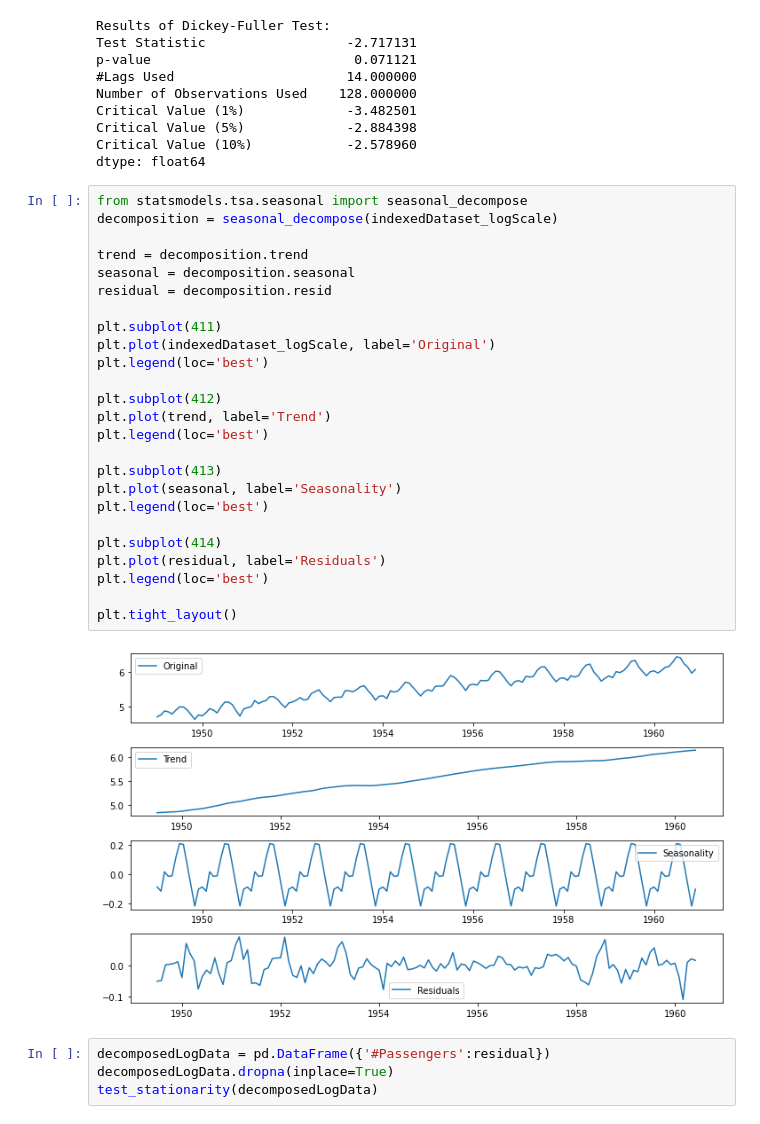
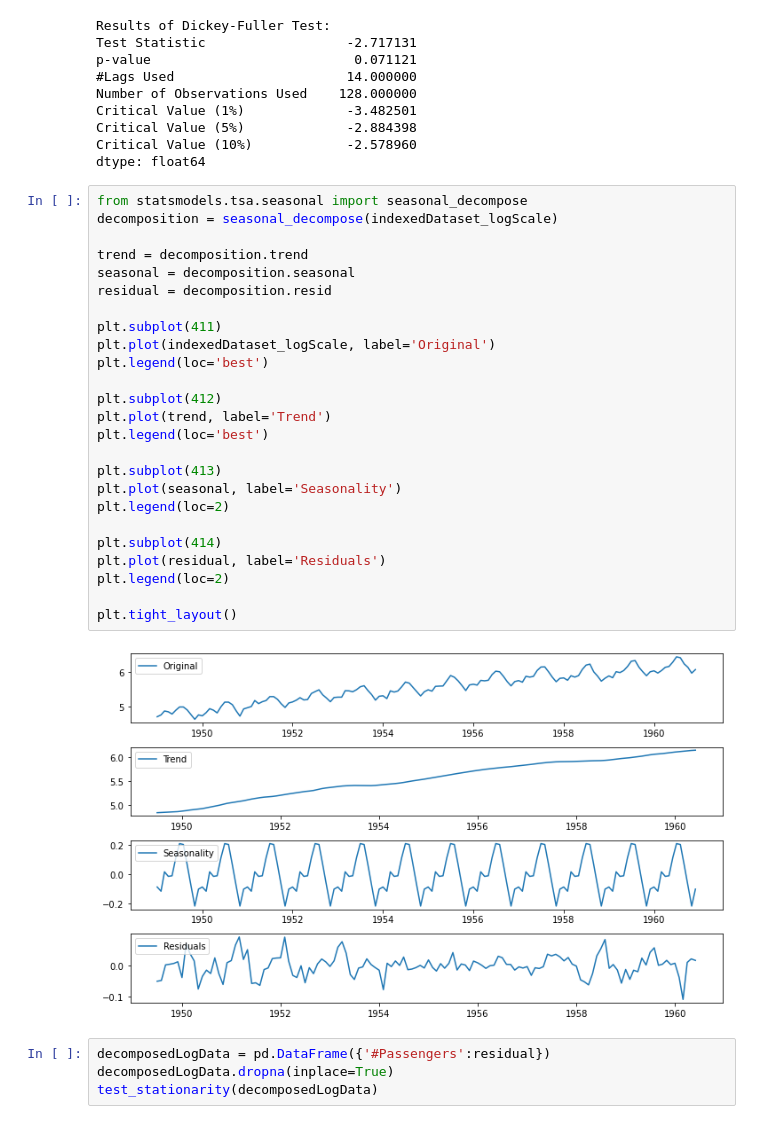
Before and after one commit to Rhuck1/Bitcoin-Price-Analysis, a Jupyter notebook: time_series_analysis.ipynb, the cells around one changed output. Drawn from its saved outputs; the diff is of its cells as text.

```diff
--- a/time_series_analysis.ipynb
+++ b/time_series_analysis.ipynb
@@ -243,30 +243,30 @@ dtype: float64
 # %%
 from statsmodels.tsa.seasonal import seasonal_decompose
 decomposition = seasonal_decompose(indexedDataset_logScale)
 
 trend = decomposition.trend
 seasonal = decomposition.seasonal
 residual = decomposition.resid
 
 plt.subplot(411)
 plt.plot(indexedDataset_logScale, label='Original')
 plt.legend(loc='best')
 
 plt.subplot(412)
 plt.plot(trend, label='Trend')
 plt.legend(loc='best')
 
 plt.subplot(413)
 plt.plot(seasonal, label='Seasonality')
-plt.legend(loc='best')
+plt.legend(loc=2)
 
 plt.subplot(414)
 plt.plot(residual, label='Residuals')
-plt.legend(loc='best')
+plt.legend(loc=2)
 
 plt.tight_layout()
 # %% [output]
-[figure, old version]
+[figure, new version]
 # %%
 decomposedLogData = pd.DataFrame({'#Passengers':residual})
 decomposedLogData.dropna(inplace=True)
```
Also changed, not shown: parts of 1 cell of this notebook.
